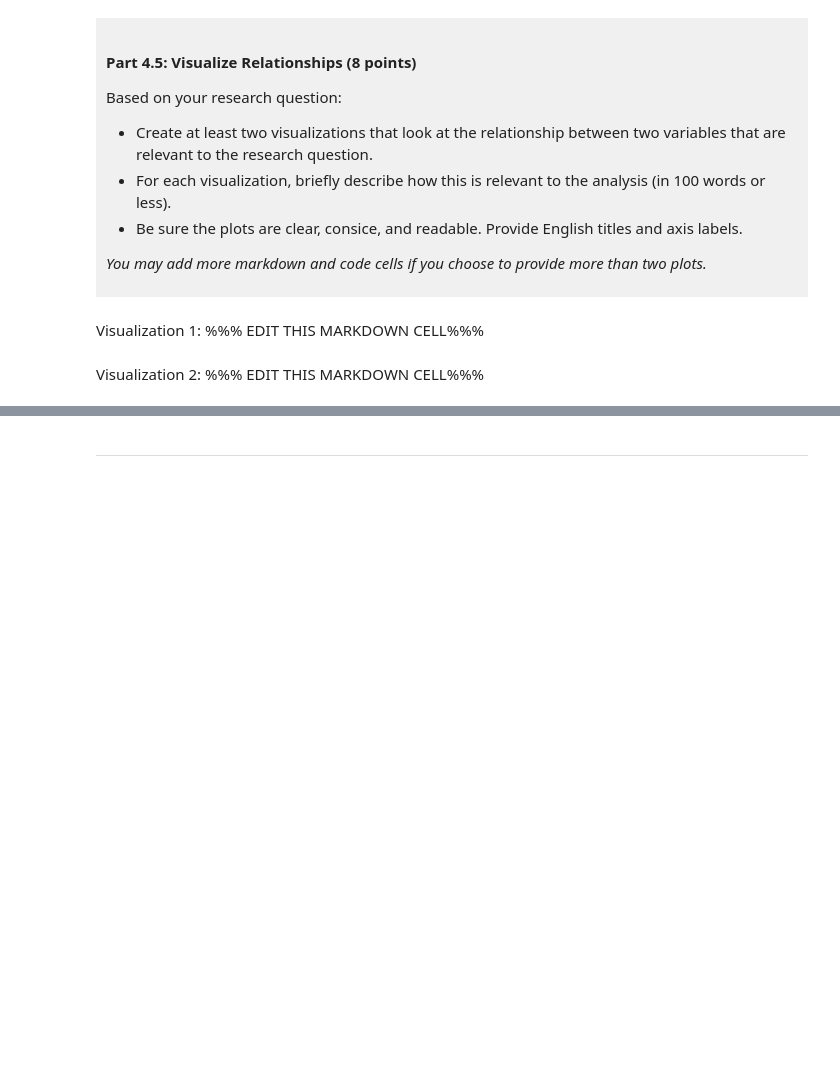
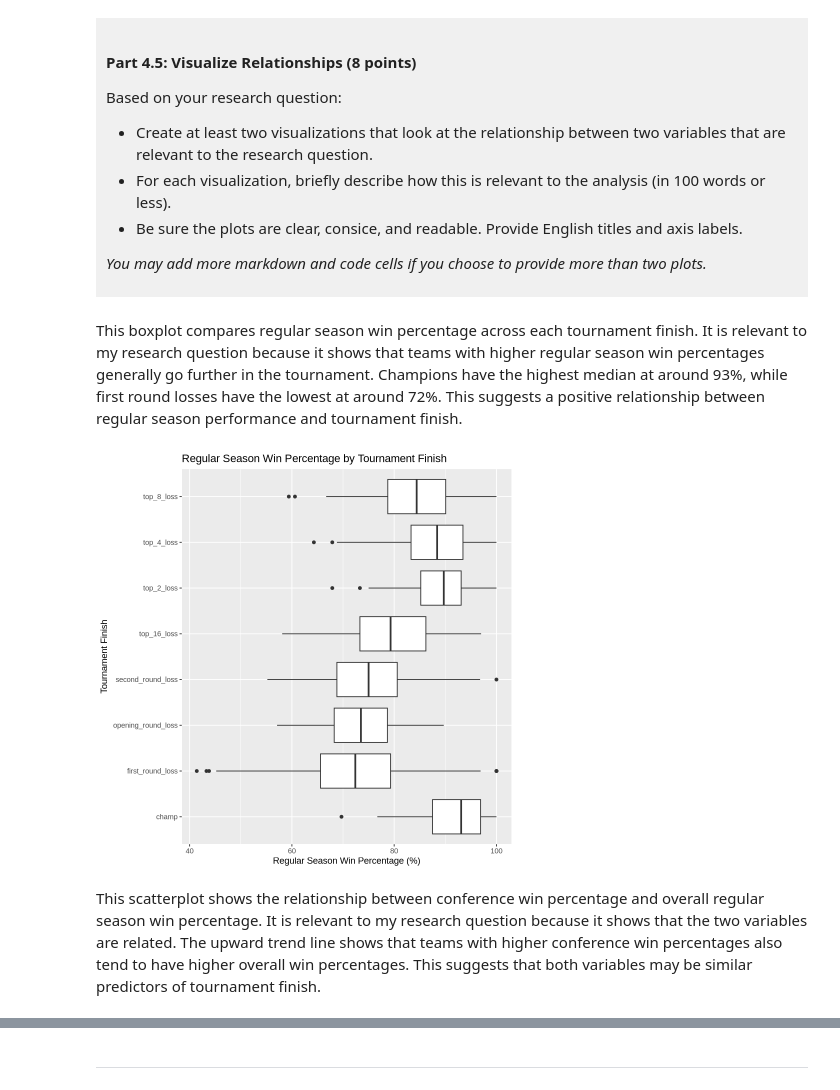
Before and after one commit to keviny41618/dsci-100-project-kevin-yin, a Jupyter notebook: dsci-100-project-notebook.ipynb, the cells around one changed output, grey strips where cells are left out. Drawn from its saved outputs; the diff is of its cells as text; code cells hidden in the pictures; blank space fills up the shorter version.

```diff
--- a/dsci-100-project-notebook.ipynb
+++ b/dsci-100-project-notebook.ipynb
@@ -339,9 +425,16 @@ Based on your research question:
 *You may add more markdown and code cells if you choose to provide more than two plots.*
 </div>
 # %% [markdown]
-Visualization 1: %%% EDIT THIS MARKDOWN CELL%%%
+This boxplot compares regular season win percentage across each tournament finish. It is relevant to my research question because it shows that teams with higher regular season win percentages generally go further in the tournament. Champions have the highest median at around 93%, while first round losses have the lowest at around 72%. This suggests a positive relationship between regular season performance and tournament finish.
 # %%
-### EDIT THIS CODE CELL FOR VISUALIZATION 1###
+ggplot(march_madness, aes(x = tourney_finish, y = reg_wins_pct)) +
+  geom_boxplot() +
+  coord_flip() +
+  labs(title = "Regular Season Win Percentage by Tournament Finish",
+       x = "Tournament Finish",
+       y = "Regular Season Win Percentage (%)")
+# %% [output]
+[figure, added]
 # %% [markdown]
-Visualization 2: %%% EDIT THIS MARKDOWN CELL%%%
+This scatterplot shows the relationship between conference win percentage and overall regular season win percentage. It is relevant to my research question because it shows that the two variables are related. The upward trend line shows that teams with higher conference win percentages also tend to have higher overall win percentages. This suggests that both variables may be similar predictors of tournament finish.
 # %%
```
Also changed, not shown: parts of 7 cells of this notebook.
